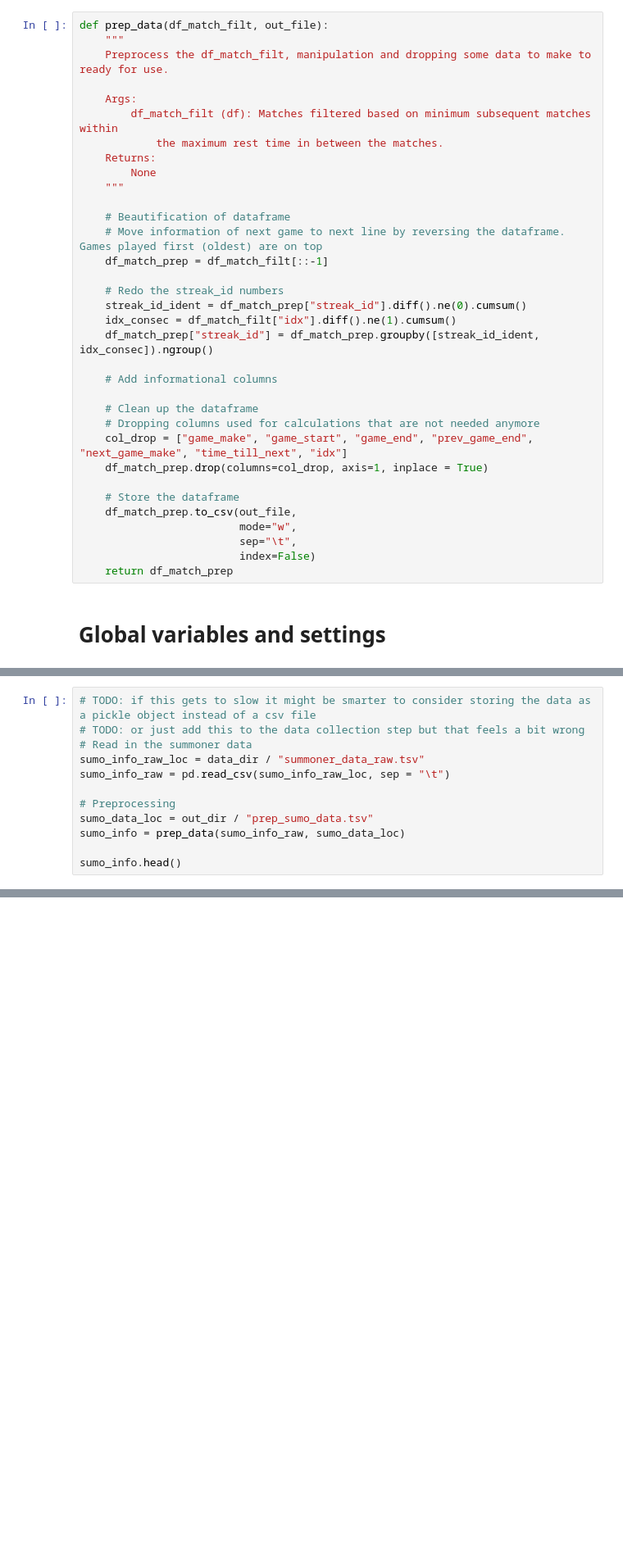
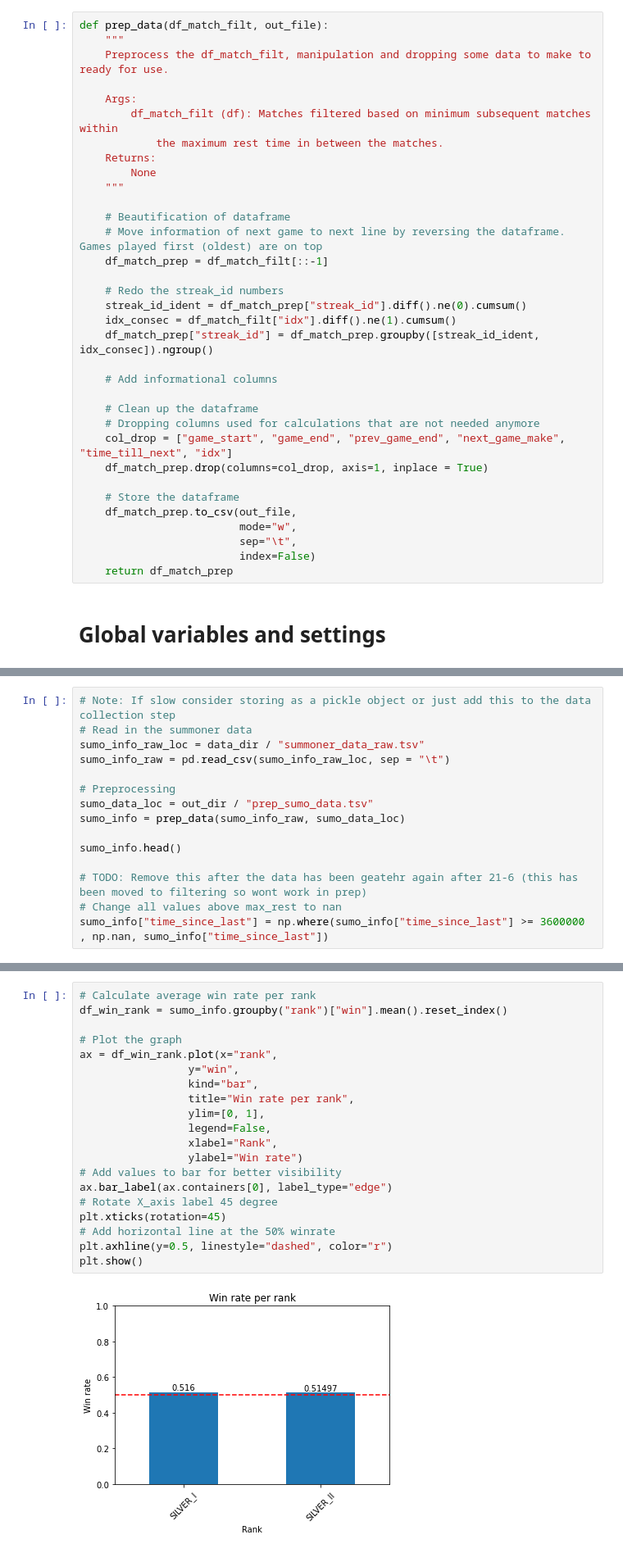
Before and after one commit to ryandamen/tilt, a Jupyter notebook: src/tilt.ipynb, the cells around one changed output, grey strips where cells are left out. Shown: that part at 82% size. Drawn from its saved outputs; the diff is of its cells as text; blank space fills up the shorter version.

Commit message:
Created graphs Created graphs for all questions we had prepared

```diff
--- a/src/tilt.ipynb
+++ b/src/tilt.ipynb
@@ -369,7 +371,7 @@ def prep_data(df_match_filt, out_file):
 
     # Clean up the dataframe
     # Dropping columns used for calculations that are not needed anymore
-    col_drop = ["game_make", "game_start", "game_end", "prev_game_end", "next_game_make", "time_till_next", "idx"]
+    col_drop = ["game_start", "game_end", "prev_game_end", "next_game_make", "time_till_next", "idx"]
     df_match_prep.drop(columns=col_drop, axis=1, inplace = True)
 
     # Store the dataframe
@@ -434,6 +436,5 @@ get_summoner_data(regs=settings["regions"],
 # %%
-# TODO: if this gets to slow it might be smarter to consider storing the data as a pickle object instead of a csv file
-# TODO: or just add this to the data collection step but that feels a bit wrong
+# Note: If slow consider storing as a pickle object or just add this to the data collection step
 # Read in the summoner data
 sumo_info_raw_loc = data_dir / "summoner_data_raw.tsv"
 sumo_info_raw = pd.read_csv(sumo_info_raw_loc, sep = "\t")
@@ -443,3 +444,7 @@ sumo_data_loc = out_dir / "prep_sumo_data.tsv"
 sumo_info = prep_data(sumo_info_raw, sumo_data_loc)
 
 sumo_info.head()
+
+# TODO: Remove this after the data has been geatehr again after 21-6 (this has been moved to filtering so wont work in prep)
+# Change all values above max_rest to nan
+sumo_info["time_since_last"] = np.where(sumo_info["time_since_last"] >= 3600000 , np.nan, sumo_info["time_since_last"])
@@ -447,0 +456,22 @@ sumo_info.head()
+# %%
+# Calculate average win rate per rank
+df_win_rank = sumo_info.groupby("rank")["win"].mean().reset_index()
+
+# Plot the graph
+ax = df_win_rank.plot(x="rank",
+                 y="win",
+                 kind="bar",
+                 title="Win rate per rank",
+                 ylim=[0, 1],
+                 legend=False,
+                 xlabel="Rank",
+                 ylabel="Win rate")
+# Add values to bar for better visibility
+ax.bar_label(ax.containers[0], label_type="edge")
+# Rotate X_axis label 45 degree
+plt.xticks(rotation=45)
+# Add horizontal line at the 50% winrate
+plt.axhline(y=0.5, linestyle="dashed", color="r")
+plt.show()
+# %% [output]
+[figure, added]
```
Also changed, not shown: parts of 21 cells of this notebook.
